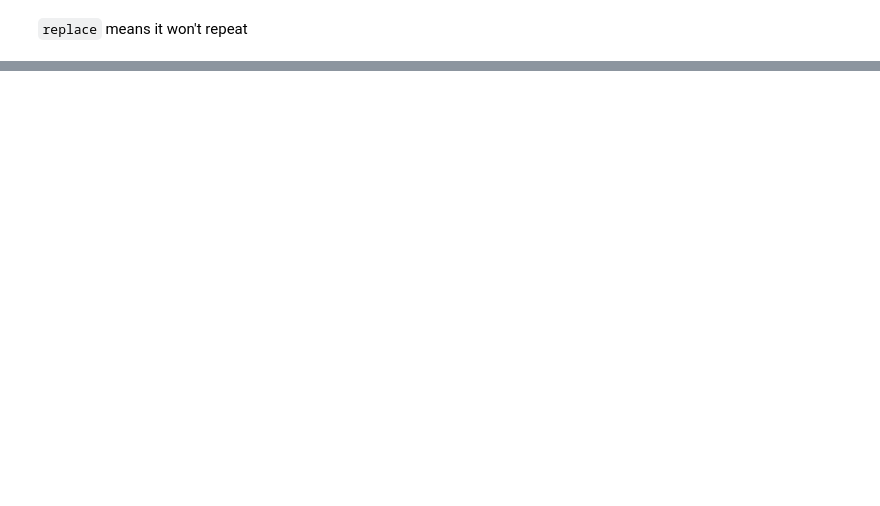
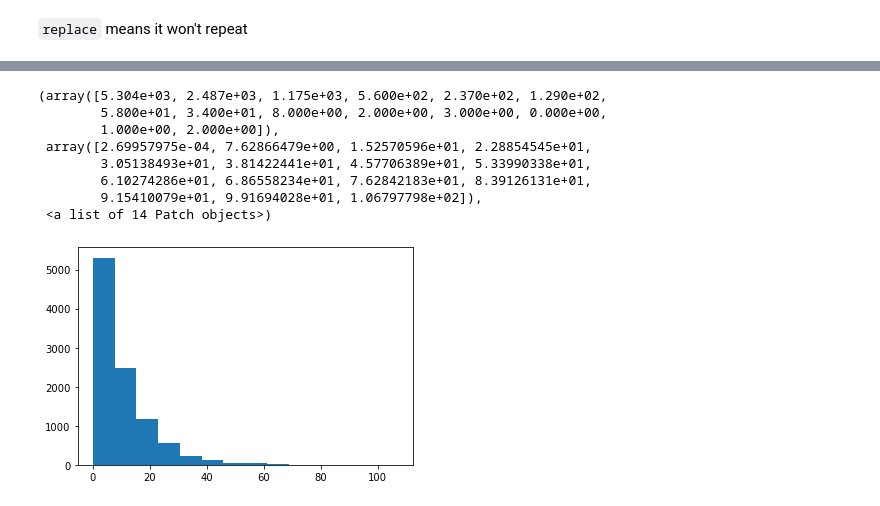
Before and after one commit to sean-meade/Programming-for-Data-Analysis-Assignment, a Jupyter notebook: NumPy_Random_Investigation.ipynb, the cells around one changed output, grey strips where cells are left out. Saved outputs shown, nothing was run; the diff lists cells and outputs as text; code cells hidden in the pictures; blank space fills up the shorter version.

```diff
--- a/NumPy_Random_Investigation.ipynb
+++ b/NumPy_Random_Investigation.ipynb
@@ -98,0 +171,13 @@ b'\x89~Dt\xaf1#x;C'
+# %%
+f = rng.exponential(10, 10000)
+plt.hist(f, 14)
+# %% [output]
+(array([5.304e+03, 2.487e+03, 1.175e+03, 5.600e+02, 2.370e+02, 1.290e+02,
+        5.800e+01, 3.400e+01, 8.000e+00, 2.000e+00, 3.000e+00, 0.000e+00,
+        1.000e+00, 2.000e+00]),
+ array([2.69957975e-04, 7.62866479e+00, 1.52570596e+01, 2.28854545e+01,
+        3.05138493e+01, 3.81422441e+01, 4.57706389e+01, 5.33990338e+01,
+        6.10274286e+01, 6.86558234e+01, 7.62842183e+01, 8.39126131e+01,
+        9.15410079e+01, 9.91694028e+01, 1.06797798e+02]),
+ <a list of 14 Patch objects>)
+[figure, added]
```
Also changed, not shown: parts of 29 cells of this notebook, 1 other file.
